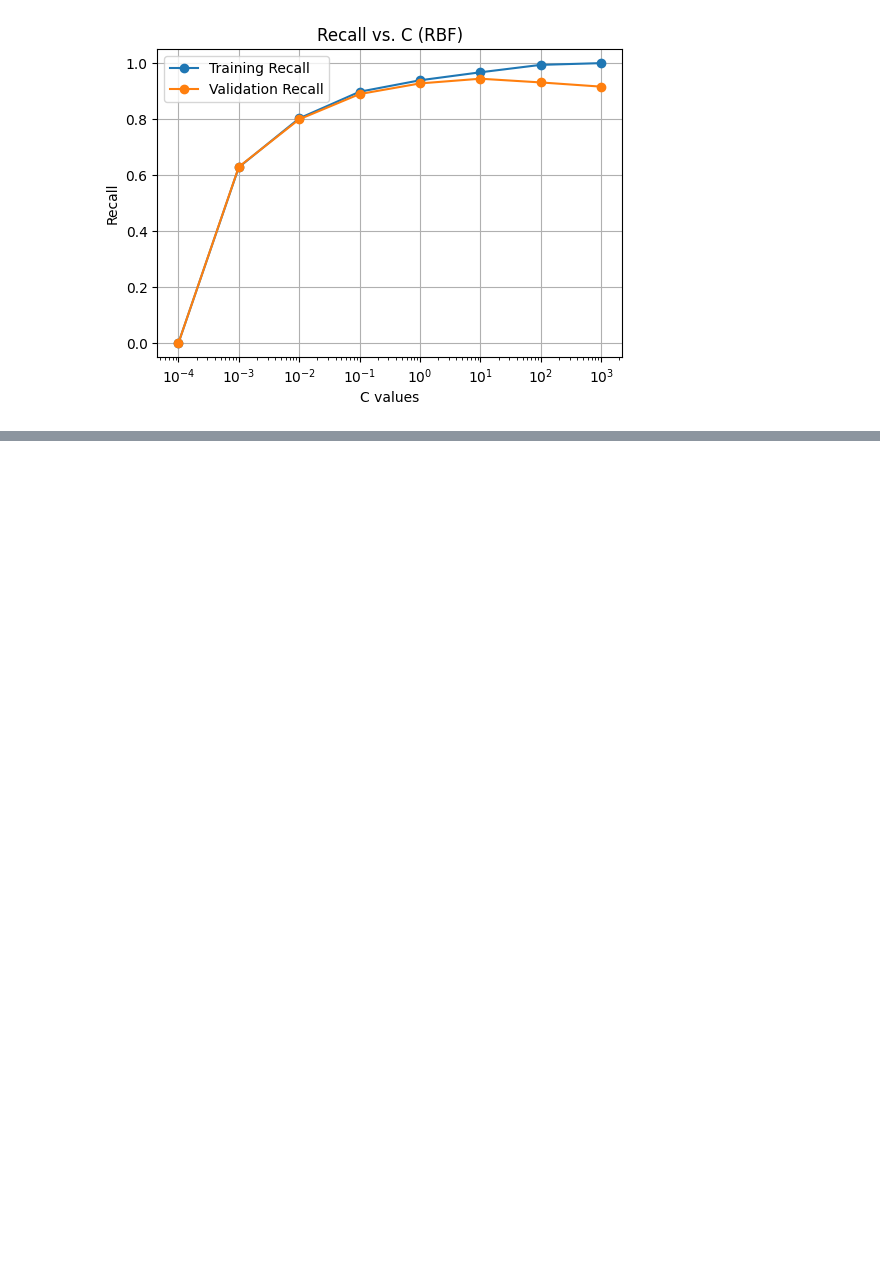
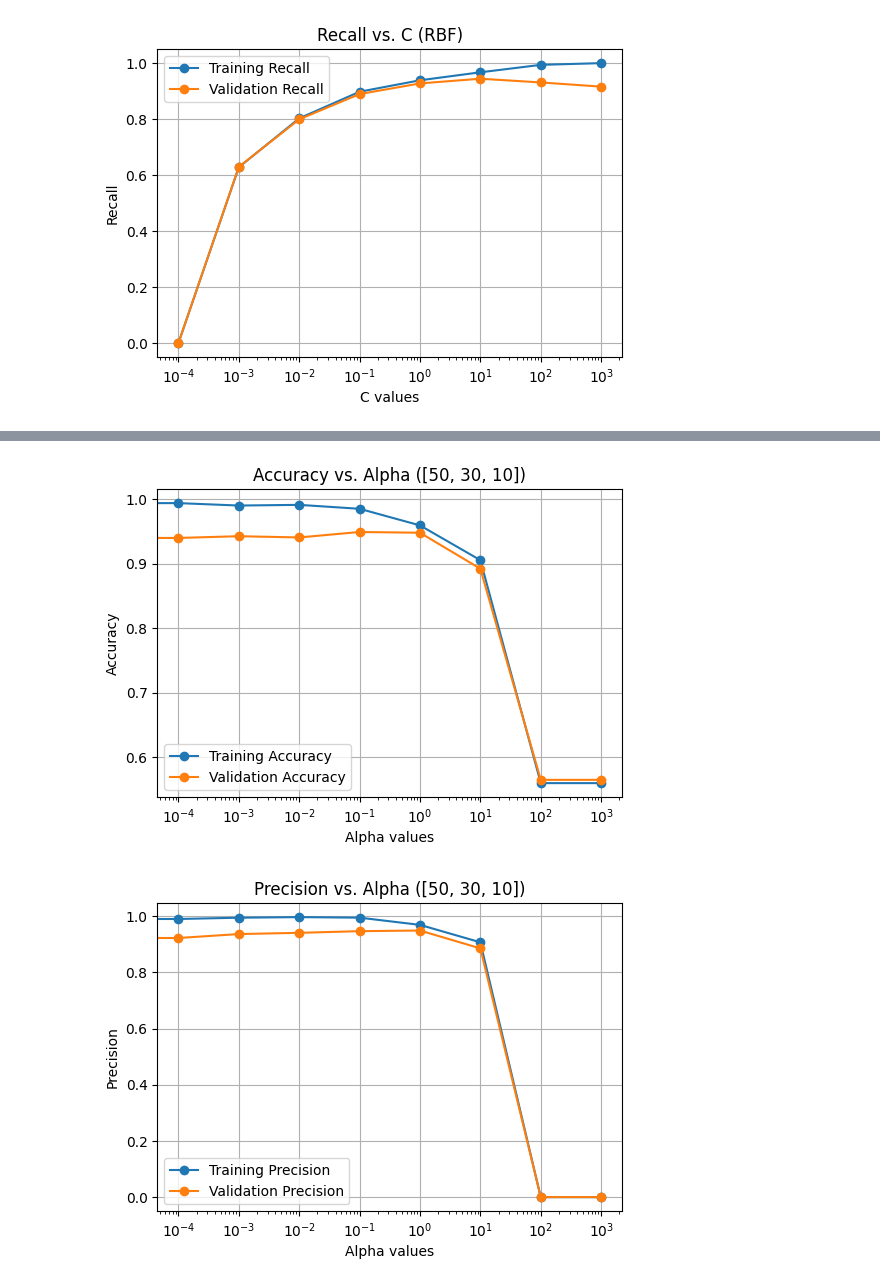
Before and after one commit to paripatel55/ML_Project, a Jupyter notebook: test.ipynb, the cells around one changed output, grey strips where cells are left out. Saved outputs shown, nothing was run; the diff lists cells and outputs as text; code cells hidden in the pictures; blank space fills up the shorter version.

```diff
--- a/test.ipynb
+++ b/test.ipynb
@@ -583,0 +834,39 @@ plt.show()
+# %%
+# plot accuracy
+plt.figure(figsize=(6, 4))
+plt.plot(alpha_vals_3, train_accuracy_list_nn3, marker='o', label='Training Accuracy')
+plt.plot(alpha_vals_3, val_accuracy_list_nn3, marker='o', label='Validation Accuracy')
+plt.xscale('log') # to space values out
+plt.xlabel('Alpha values')
+plt.ylabel('Accuracy')
+plt.title('Accuracy vs. Alpha ([50, 30, 10])')
+plt.grid()
+plt.legend()
+plt.show()
+
+# plot precision
+plt.figure(figsize=(6, 4))
+plt.plot(alpha_vals_3, train_precision_list_nn3, marker='o', label='Training Precision')
+plt.plot(alpha_vals_3, val_precision_list_nn3, marker='o', label='Validation Precision')
+plt.xscale('log') # to space values out
+plt.xlabel('Alpha values')
+plt.ylabel('Precision')
+plt.title('Precision vs. Alpha ([50, 30, 10])')
+plt.grid()
+plt.legend()
+plt.show()
+
+# plot recall
+plt.figure(figsize=(6, 4))
+plt.plot(alpha_vals_3, train_recall_list_nn3, marker='o', label='Training Recall')
+plt.plot(alpha_vals_3, val_recall_list_nn3, marker='o', label='Validation Recall')
+plt.xscale('log') # to space values out
+plt.xlabel('Alpha values')
+plt.ylabel('Recall')
+plt.title('Recall vs. Alpha ([50, 30, 10])')
+plt.grid()
+plt.legend()
+plt.show()
+# %% [output]
+[figure, added]
+[figure, added]
```
Also changed, not shown: parts of 12 cells of this notebook.
